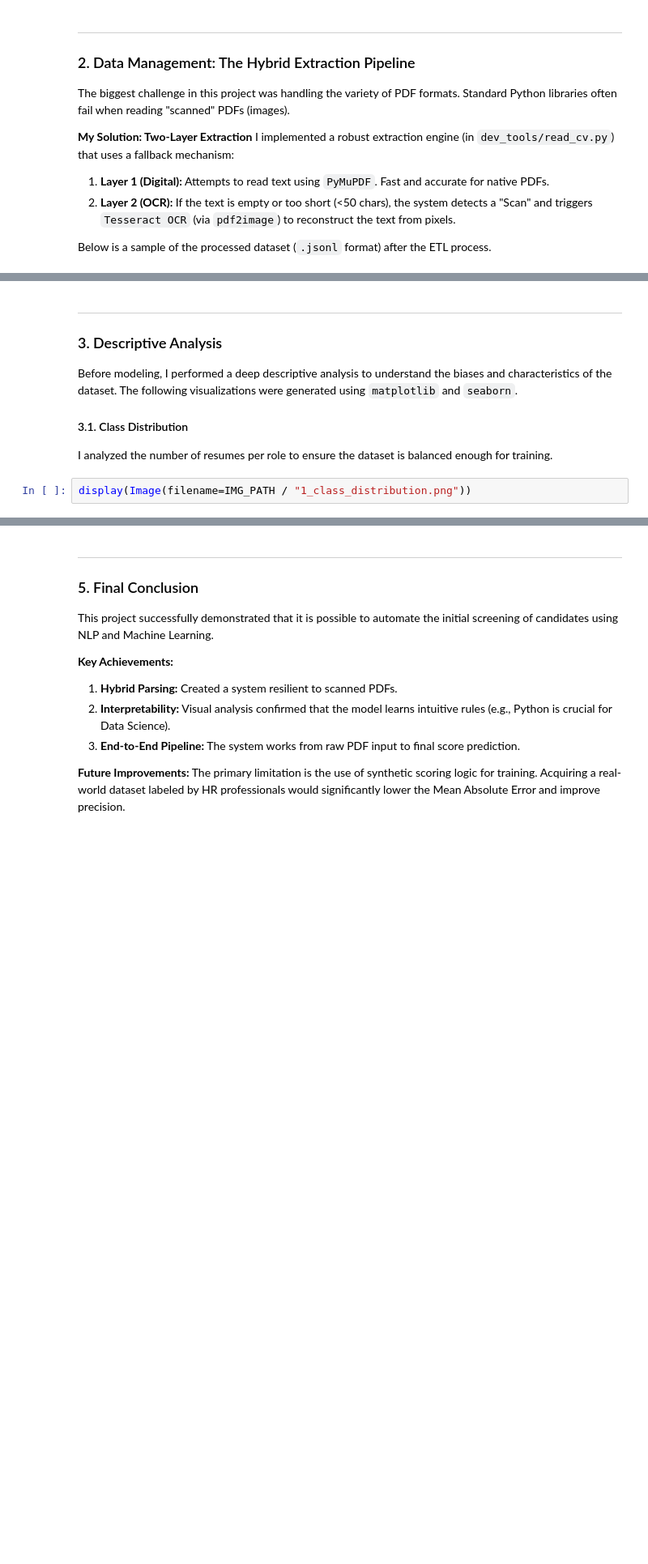
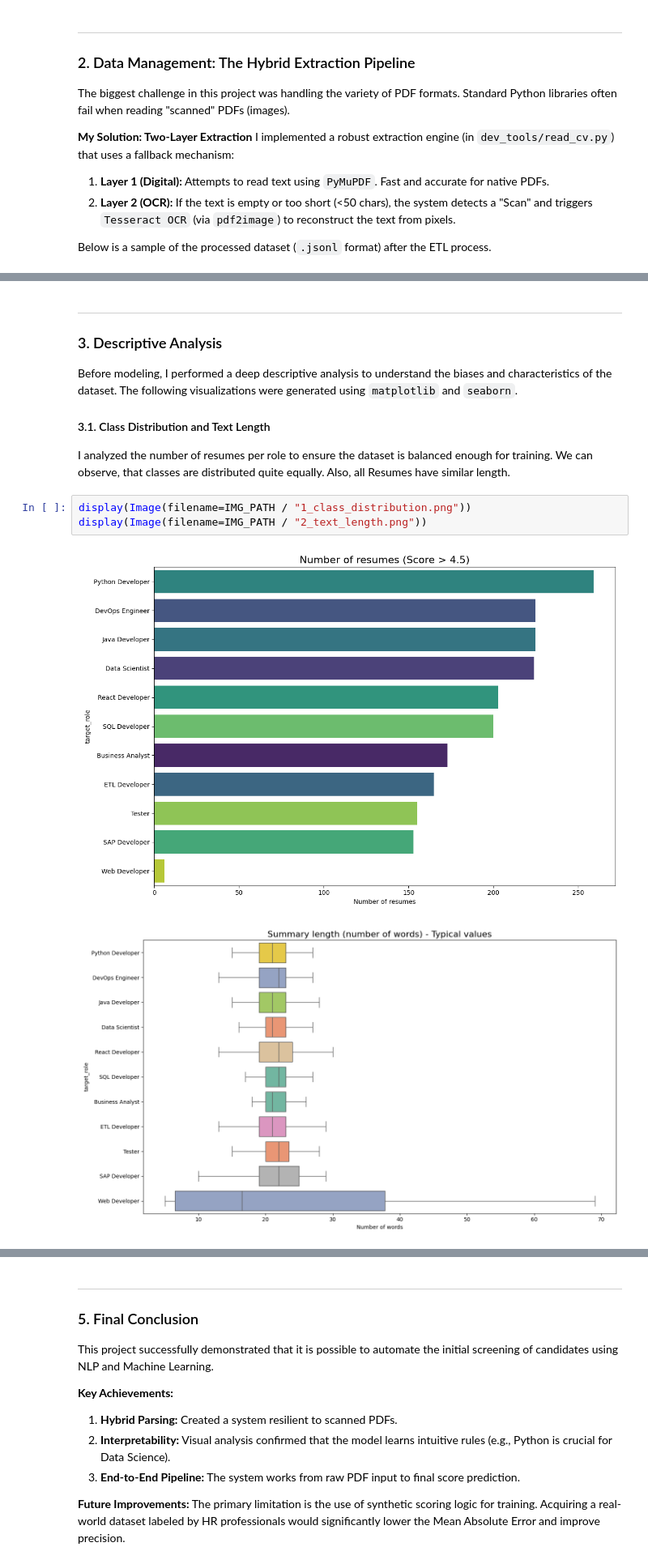
Before and after one commit to dominika-piechota/CV-parser-using-NLP, a Jupyter notebook: project_report.ipynb, the cells around one changed output, grey strips where cells are left out. Shown at 81% size. Drawn from its saved outputs; the diff is of its cells as text; blank space fills up the shorter version.

```diff
--- a/project_report.ipynb
+++ b/project_report.ipynb
@@ -65,10 +74,15 @@ except ValueError:
 
 Before modeling, I performed a deep descriptive analysis to understand the biases and characteristics of the dataset. The following visualizations were generated using `matplotlib` and `seaborn`.
 
-#### 3.1. Class Distribution
+#### 3.1. Class Distribution and Text Length
 I analyzed the number of resumes per role to ensure the dataset is balanced enough for training.
+We can observe, that classes are distributed quite equally. Also, all Resumes have similar length.
 # %%
 display(Image(filename=IMG_PATH / "1_class_distribution.png"))
+display(Image(filename=IMG_PATH / "2_text_length.png"))
+# %% [output]
+[figure, added]
+[figure, added]
 # %% [markdown]
 #### 3.2. Education Level Analysis (Heatmap)
 This heatmap answers Research Question #3 regarding the impact of education.
```
Also changed, not shown: parts of 8 cells of this notebook.
